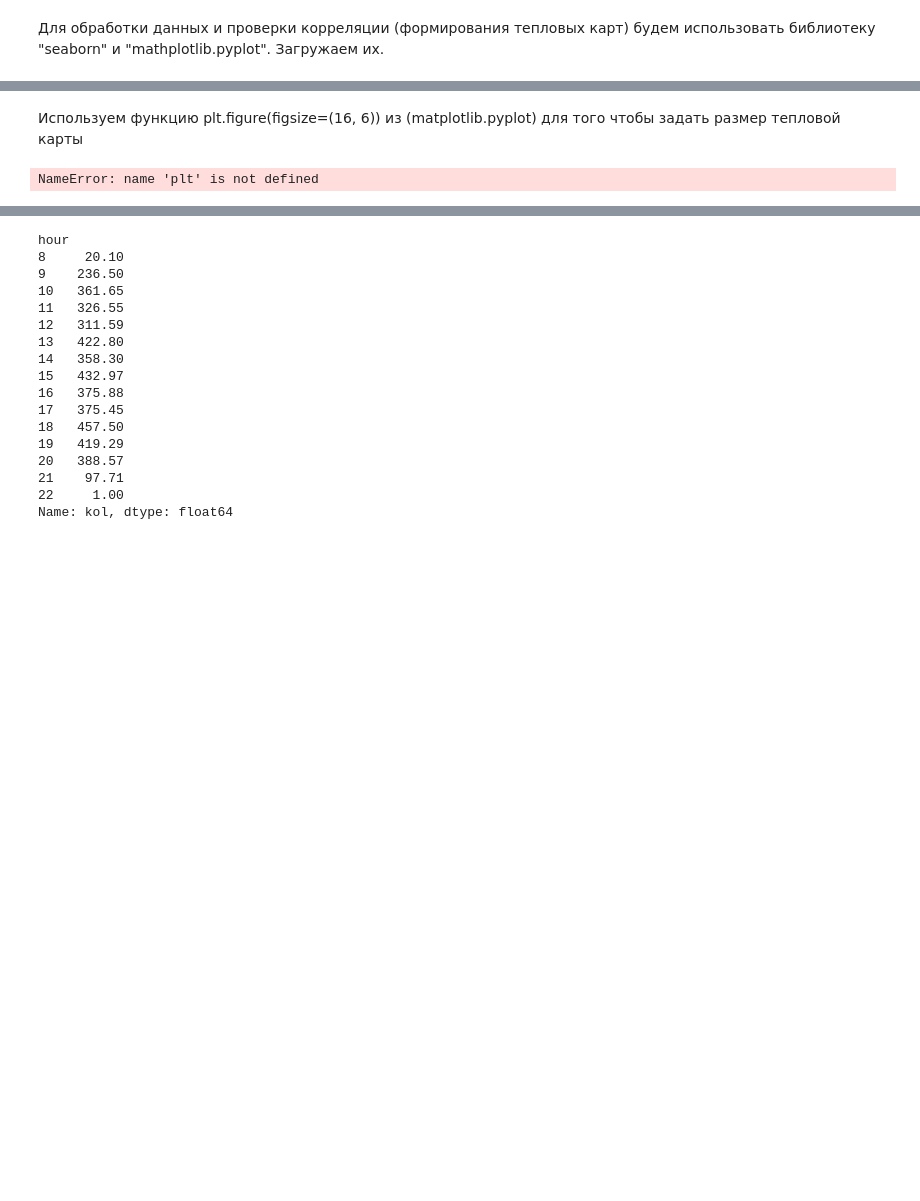
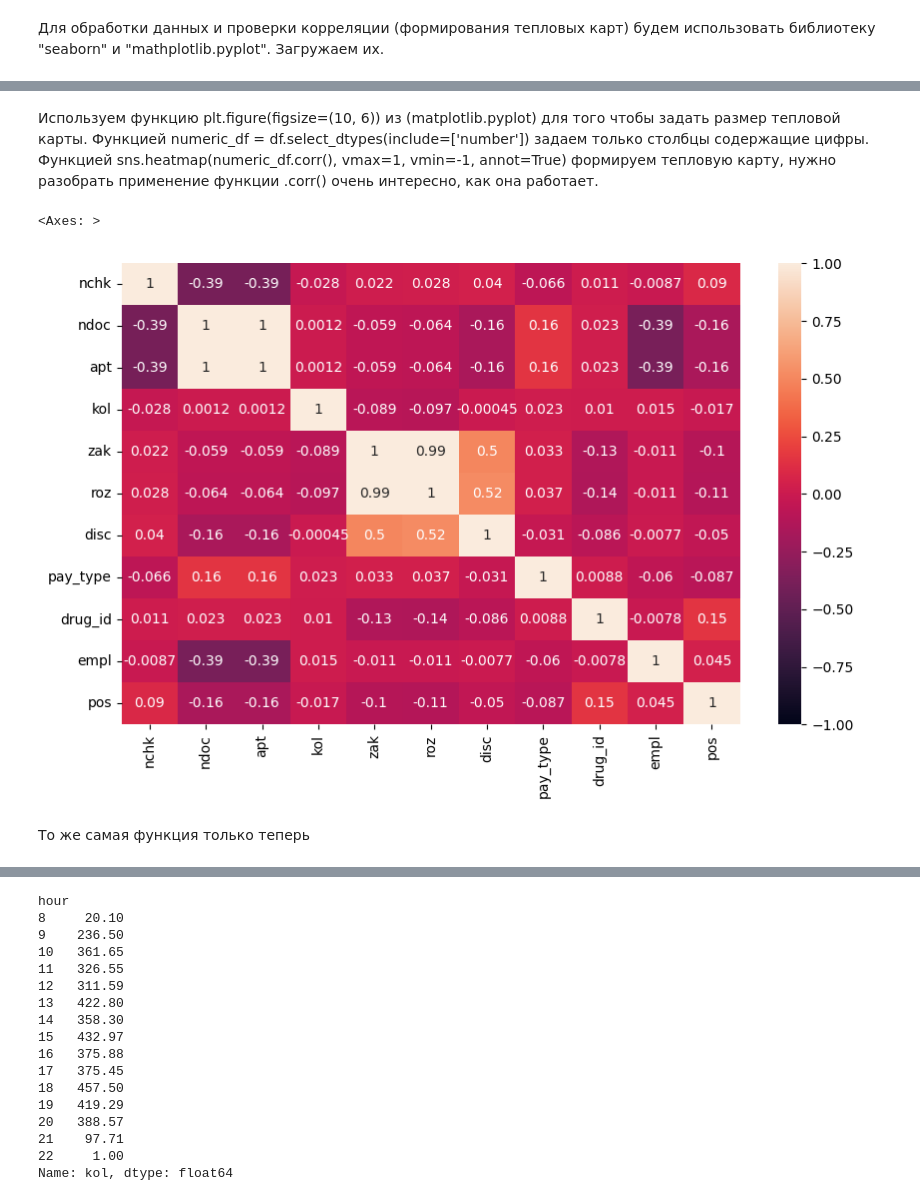
Before and after one commit to Vadim-Dubrovskii/Vadim-Learn, a Jupyter notebook: data/explore.ipynb, the cells around one changed output, grey strips where cells are left out. Cells and saved outputs as stored; diff of their text form; code cells hidden in the pictures; blank space fills up the shorter version.

```diff
--- a/data/explore.ipynb
+++ b/data/explore.ipynb
@@ -747,9 +748,13 @@ ModuleNotFoundError: No module named 'seaborn'
 
 import matplotlib.pyplot as plt
 # %% [markdown]
-Иcпользуем функцию plt.figure(figsize=(16, 6)) из (matplotlib.pyplot) для того чтобы задать размер тепловой карты
+Иcпользуем функцию plt.figure(figsize=(10, 6)) из (matplotlib.pyplot) для того чтобы задать размер тепловой карты.
+Функцией numeric_df = df.select_dtypes(include=['number']) задаем только столбцы содержащие цифры.
+Функцией sns.heatmap(numeric_df.corr(), vmax=1, vmin=-1, annot=True) формируем тепловую карту, нужно разобрать применение функции .corr() очень интересно, как она работает.
 # %%
 plt.figure(figsize=(10, 6))
-sns.heatmap(df.corr(), vmax=1, vmin=-1, annot=True)
+numeric_df = df.select_dtypes(include=['number'])
+sns.heatmap(numeric_df.corr(), vmax=1, vmin=-1, annot=True)
 # %% [output]
-NameError: name 'plt' is not defined
+<Axes: >
+[figure, added]
@@ -758 +761,3 @@ plt.rcParams['figure.figsize'] = (16, 6)
+# %% [markdown]
+То же самая функция только теперь
 # %%
```
Also changed, not shown: parts of 80 cells of this notebook, 13 other files.
